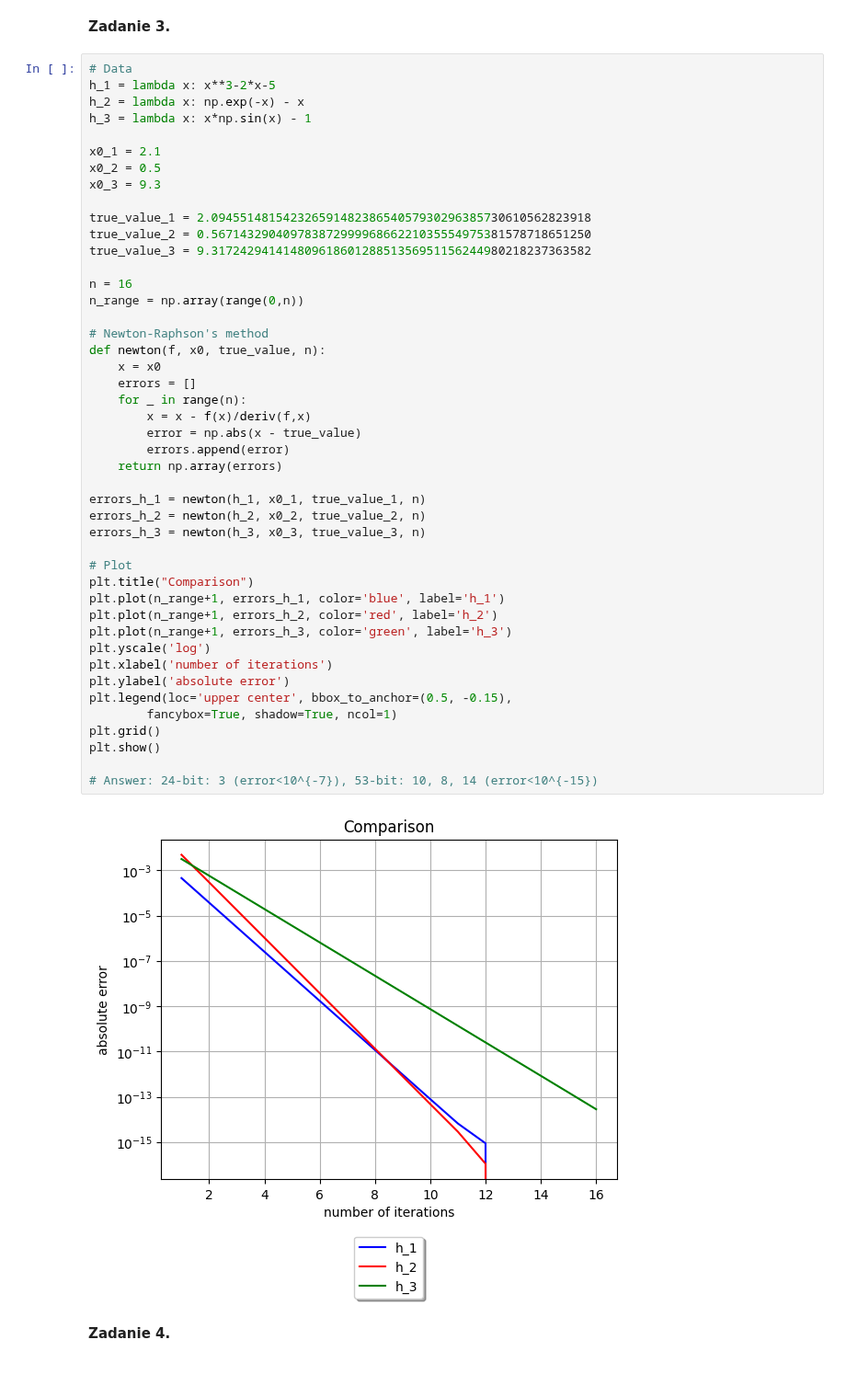
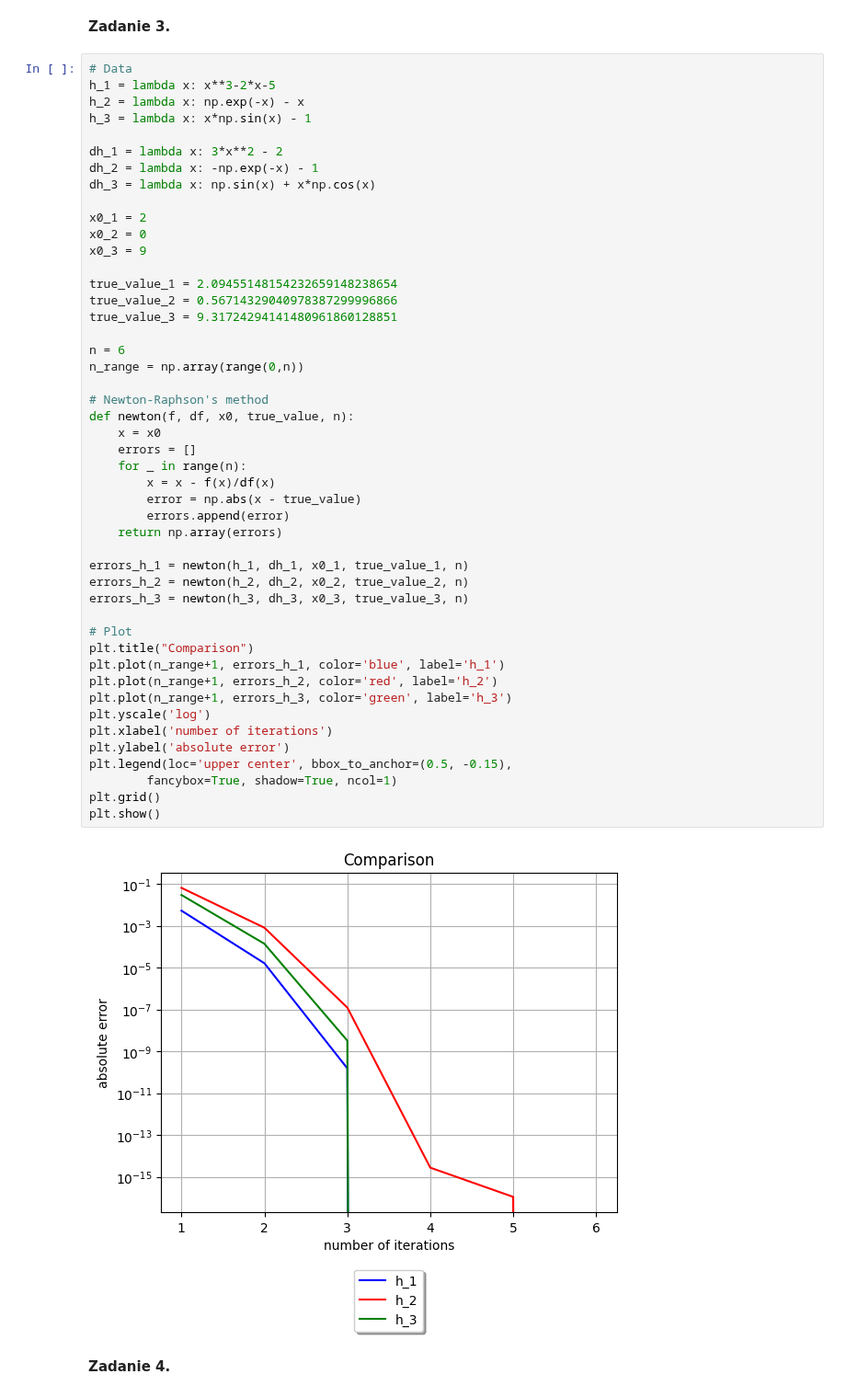
Before and after one commit to baramundi666/Computation-Methods-for-Science-and-Technology, a Jupyter notebook: lab-8/main.ipynb, the cells around one changed output. Shown at 92% size. Drawn from its saved outputs; the diff is of its cells as text.

```diff
--- a/lab-8/main.ipynb
+++ b/lab-8/main.ipynb
@@ -119,48 +125,50 @@ plt.show()
 h_1 = lambda x: x**3-2*x-5
 h_2 = lambda x: np.exp(-x) - x
 h_3 = lambda x: x*np.sin(x) - 1
 
-x0_1 = 2.1
-x0_2 = 0.5
-x0_3 = 9.3
+dh_1 = lambda x: 3*x**2 - 2
+dh_2 = lambda x: -np.exp(-x) - 1
+dh_3 = lambda x: np.sin(x) + x*np.cos(x)
 
-true_value_1 = 2.09455148154232659148238654057930296385730610562823918
-true_value_2 = 0.56714329040978387299996866221035554975381578718651250
-true_value_3 = 9.31724294141480961860128851356951156244980218237363582
+x0_1 = 2
+x0_2 = 0
+x0_3 = 9
 
-n = 16
+true_value_1 = 2.09455148154232659148238654
+true_value_2 = 0.56714329040978387299996866
+true_value_3 = 9.31724294141480961860128851
+
+n = 6
 n_range = np.array(range(0,n))
 
 # Newton-Raphson's method
-def newton(f, x0, true_value, n):
+def newton(f, df, x0, true_value, n):
     x = x0
     errors = []
     for _ in range(n):
-        x = x - f(x)/deriv(f,x)
+        x = x - f(x)/df(x)
         error = np.abs(x - true_value)
         errors.append(error)
     return np.array(errors)
 
-errors_h_1 = newton(h_1, x0_1, true_value_1, n)
-errors_h_2 = newton(h_2, x0_2, true_value_2, n)
-errors_h_3 = newton(h_3, x0_3, true_value_3, n)
+errors_h_1 = newton(h_1, dh_1, x0_1, true_value_1, n)
+errors_h_2 = newton(h_2, dh_2, x0_2, true_value_2, n)
+errors_h_3 = newton(h_3, dh_3, x0_3, true_value_3, n)
 
 # Plot
 plt.title("Comparison")
 plt.plot(n_range+1, errors_h_1, color='blue', label='h_1')
 plt.plot(n_range+1, errors_h_2, color='red', label='h_2')
 plt.plot(n_range+1, errors_h_3, color='green', label='h_3')
 plt.yscale('log')
 plt.xlabel('number of iterations')
 plt.ylabel('absolute error')
 plt.legend(loc='upper center', bbox_to_anchor=(0.5, -0.15),
         fancybox=True, shadow=True, ncol=1)
 plt.grid()
 plt.show()
-
-# Answer: 24-bit: 3 (error<10^{-7}), 53-bit: 10, 8, 14 (error<10^{-15})
 # %% [output]
-[figure, old version]
+[figure, new version]
 # %% [markdown]
 **Zadanie 4.**
 # %%
```
Also changed, not shown: parts of 3 cells of this notebook, 5 other files.
